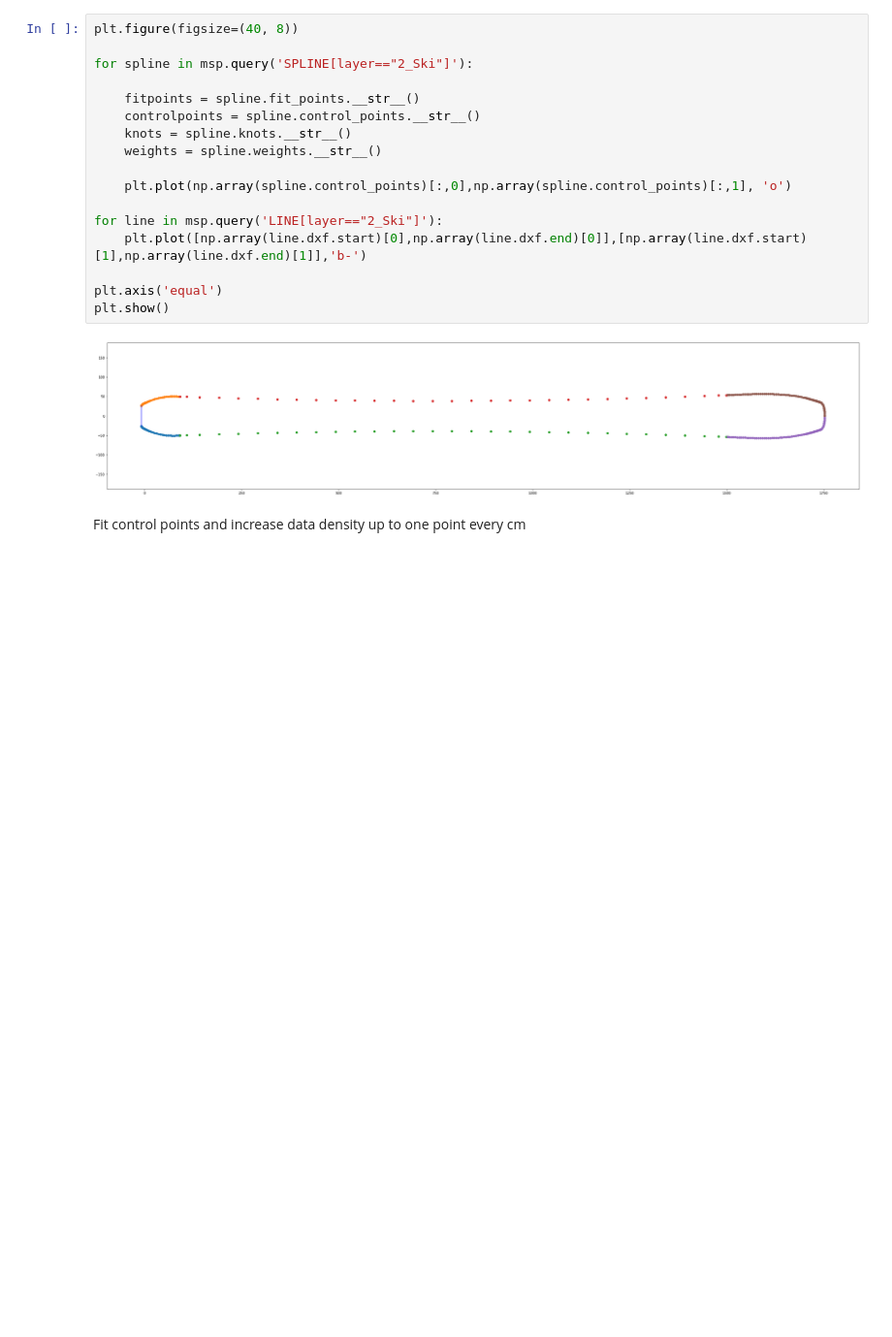
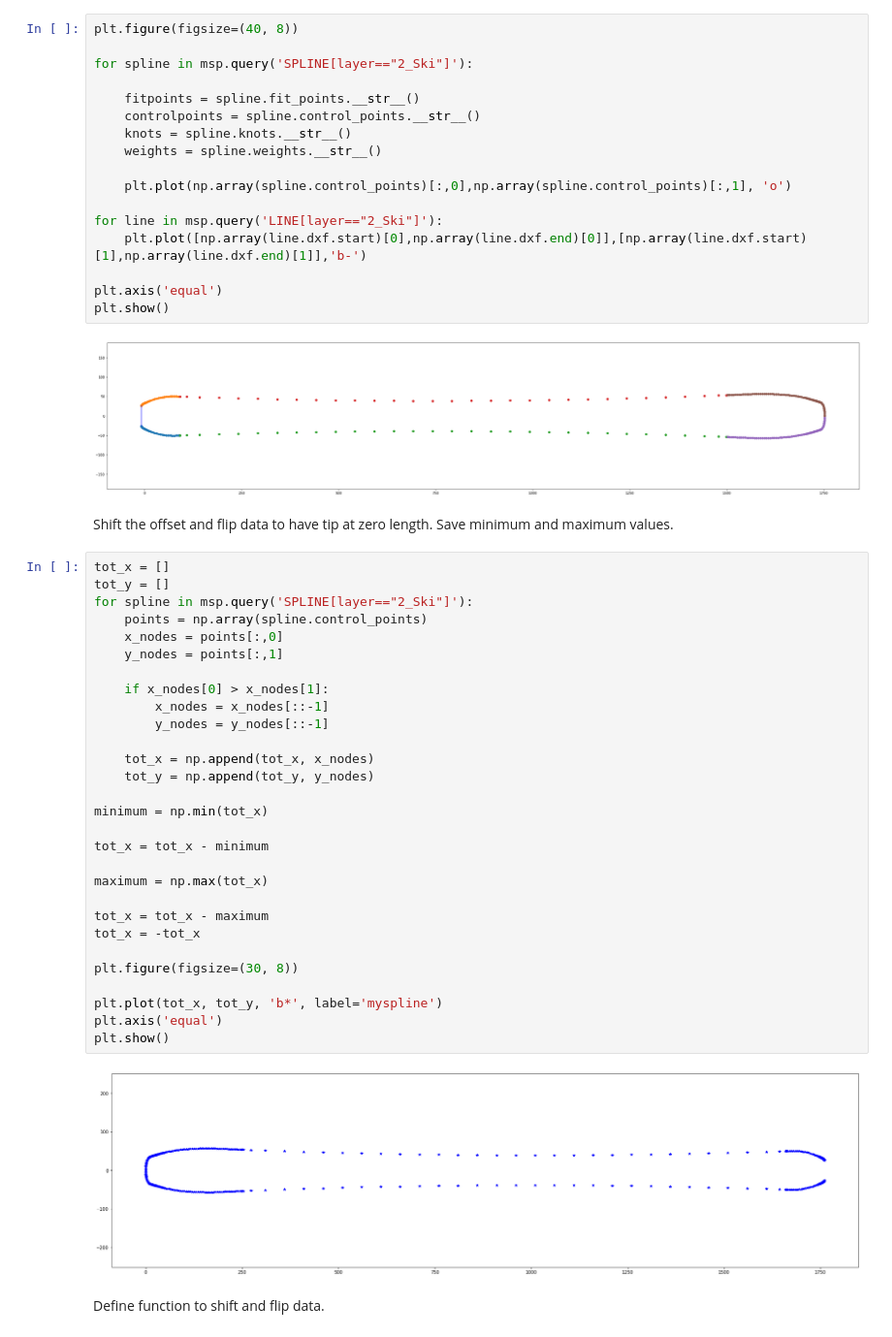
Before and after one commit to raphaFanti/skiScanner-DataLogger, a Jupyter notebook: Post processing/dxf files comparison.ipynb, the cells around one changed output. Shown: that part at 97% size. Saved outputs shown, nothing was run; the diff lists cells and outputs as text; blank space fills up the shorter version.

```diff
--- a/Post processing/dxf files comparison.ipynb
+++ b/Post processing/dxf files comparison.ipynb
@@ -101,5 +83,38 @@ plt.axis('equal')
 plt.show()
 # %% [output]
 [figure]
-# %% [markdown]
-Fit control points and increase data density up to one point every cm
+# %% [markdown]
+Shift the offset and flip data to have tip at zero length. Save minimum and maximum values.
+# %%
+tot_x = []
+tot_y = []
+for spline in msp.query('SPLINE[layer=="2_Ski"]'):
+    points = np.array(spline.control_points)
+    x_nodes = points[:,0]
+    y_nodes = points[:,1]
+
+    if x_nodes[0] > x_nodes[1]:
+        x_nodes = x_nodes[::-1]
+        y_nodes = y_nodes[::-1]
+
+    tot_x = np.append(tot_x, x_nodes)
+    tot_y = np.append(tot_y, y_nodes)
+
+minimum = np.min(tot_x)
+
+tot_x = tot_x - minimum
+
+maximum = np.max(tot_x)
+
+tot_x = tot_x - maximum
+tot_x = -tot_x
+
+plt.figure(figsize=(30, 8))
+
+plt.plot(tot_x, tot_y, 'b*', label='myspline')
+plt.axis('equal')
+plt.show()
+# %% [output]
+[figure, added]
+# %% [markdown]
+Define function to shift and flip data.
```
Also changed, not shown: parts of 16 cells of this notebook.
